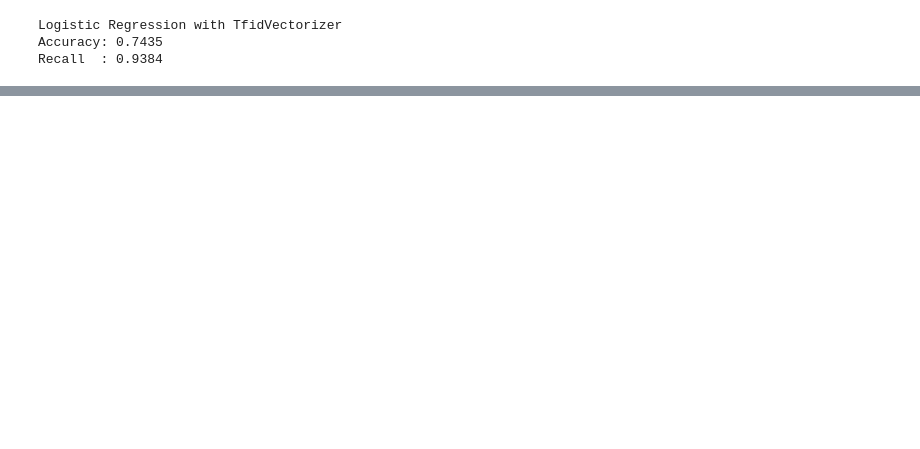
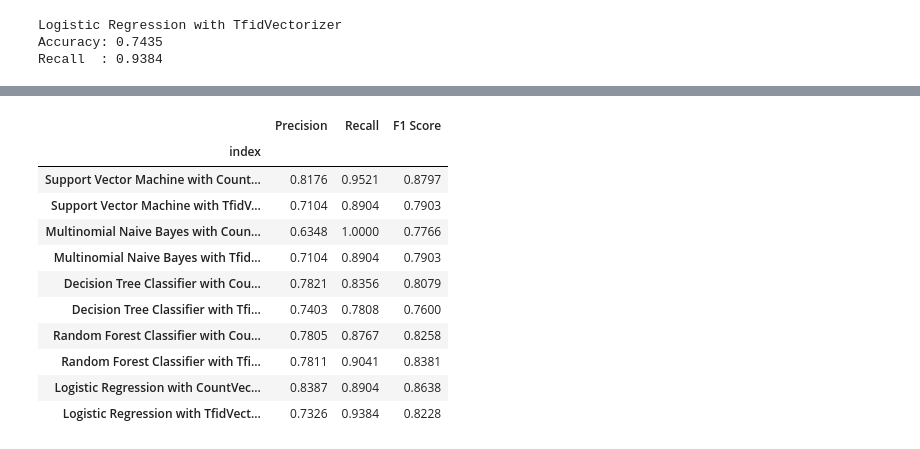
Before and after one commit to emmanuel-hansingo/Data-Mining-Project-Classifying-MP-responses-in-Zambian-Parliament, a Jupyter notebook: Data Mining And Warehousing Course Project.ipynb, the cells around one changed output, grey strips where cells are left out. Cells and saved outputs as stored; diff of their text form; code cells hidden in the pictures; blank space fills up the shorter version.

```diff
--- a/Data Mining And Warehousing Course Project.ipynb
+++ b/Data Mining And Warehousing Course Project.ipynb
@@ -1027,0 +1084,4 @@ model[k]=lr
+# %%
+precision_dict['Precision'].append(float("{0:.4f}".format(metrics.precision_score(y_test, Y_pred3))))
+recall_dict['recall'].append(float("{0:.4f}".format(metrics.recall_score(y_test, Y_pred3))))
+f1Score['F1 Score'].append(float("{0:.4f}".format(metrics.f1_score(y_test, Y_pred3))))
@@ -1071,0 +1111,4 @@ pickle.dump(model[m],open("model.pkl","wb"))
+# %%
+precision_dict['Precision'].append(float("{0:.4f}".format(metrics.precision_score(y_test, Y_pred3))))
+recall_dict['recall'].append(float("{0:.4f}".format(metrics.recall_score(y_test, Y_pred3))))
+f1Score['F1 Score'].append(float("{0:.4f}".format(metrics.f1_score(y_test, Y_pred3))))
@@ -1071,0 +1171,17 @@ pickle.dump(model[m],open("model.pkl","wb"))
+# %%
+class_df['index'] = index
+class_df.set_index('index', inplace=True)
+class_df
+# %% [output]
+|  | Precision | Recall | F1 Score |
+| index |  |  |  |
+| Support Vector Machine with Count... | 0.8176 | 0.9521 | 0.8797 |
+| Support Vector Machine with TfidV... | 0.7104 | 0.8904 | 0.7903 |
+| Multinomial Naive Bayes with Coun... | 0.6348 | 1.0000 | 0.7766 |
+| Multinomial Naive Bayes with Tfid... | 0.7104 | 0.8904 | 0.7903 |
+| Decision Tree Classifier with Cou... | 0.7821 | 0.8356 | 0.8079 |
+| Decision Tree Classifier with Tfi... | 0.7403 | 0.7808 | 0.7600 |
+| Random Forest Classifier with Cou... | 0.7805 | 0.8767 | 0.8258 |
+| Random Forest Classifier with Tfi... | 0.7811 | 0.9041 | 0.8381 |
+| Logistic Regression with CountVec... | 0.8387 | 0.8904 | 0.8638 |
+| Logistic Regression with TfidVect... | 0.7326 | 0.9384 | 0.8228 |
```
Also changed, not shown: parts of 145 cells of this notebook.
